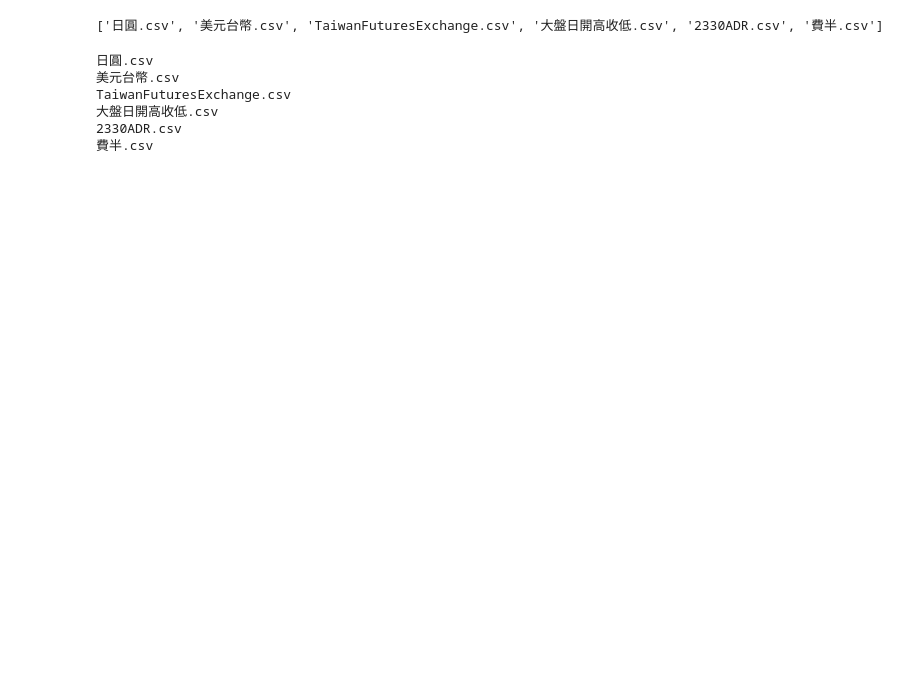
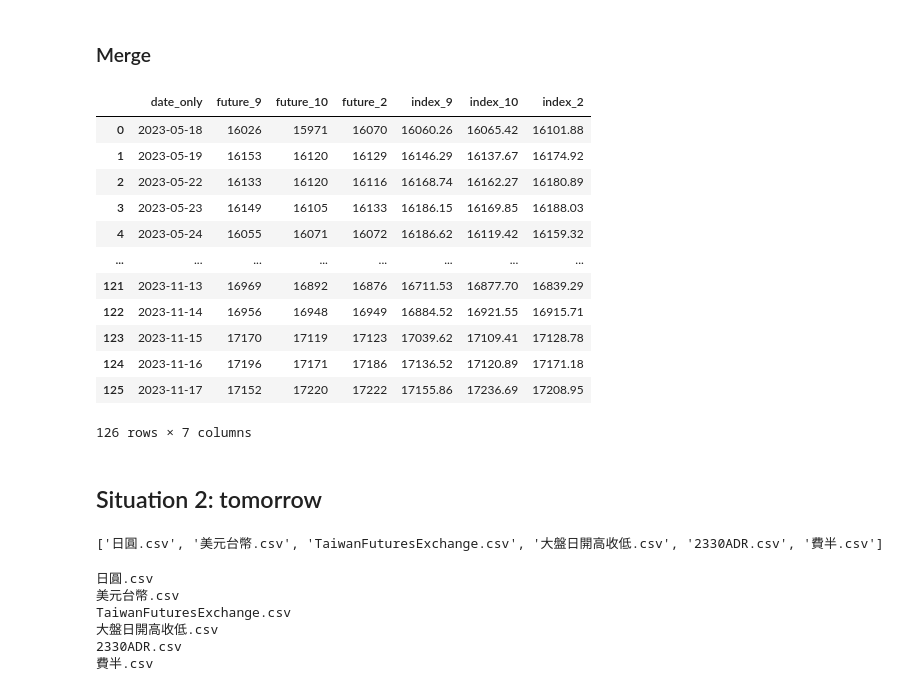
Before and after one commit to Spector3702/EasyGood-StockAI, a Jupyter notebook: data/BuildData.ipynb, the cells around one changed output. Saved outputs shown, nothing was run; the diff lists cells and outputs as text; code cells hidden in the pictures; blank space fills up the shorter version.

```diff
--- a/data/BuildData.ipynb
+++ b/data/BuildData.ipynb
@@ -0,0 +43,11 @@
+# %%
+# Extracting just the date part from the datetime
+df_filtered['date_only'] = df_filtered['date'].dt.date
+
+# Grouping by the date
+grouped = df_filtered.groupby('date_only')
+
+index_data = grouped.agg(index_9=('open', 'first'),
+                               index_10=('close', 'first'),
+                               index_2=('close', 'last')).reset_index()
+index_data
@@ -0,0 +75,3 @@
+# %%
+df_future = pd.read_csv('指數期貨.csv')
+df_future
@@ -0,0 +92,7 @@
+# %%
+df_future['date'] = df_future['date'].astype(str).str.strip("'")
+df_future['datetime'] = pd.to_datetime(df_future['date'].astype(str).str.strip("'") + ' ' + df_future['time'], format='%Y/%m/%d %H:%M')
+df_filtered = df_future[df_future['datetime'].dt.strftime('%H:%M').isin(['09:45', '13:45'])]
+
+df_filtered = df_filtered.drop(['date', 'time'], axis=1)
+df_filtered
@@ -0,0 +113,11 @@
+# %%
+# Extracting just the date part from the datetime
+df_filtered['date_only'] = df_filtered['datetime'].dt.date
+
+# Grouping by the date
+grouped = df_filtered.groupby('date_only')
+
+future_data = grouped.agg(future_9=('open', 'first'),
+                               future_10=('close', 'first'),
+                               future_2=('close', 'last')).reset_index()
+future_data
@@ -0,0 +138,19 @@
+# %% [markdown]
+### Merge
+# %%
+merged_df = pd.merge(future_data, index_data, on='date_only')
+merged_df
+# %% [output]
+|  | date_only | future_9 | future_10 | future_2 | index_9 | index_10 | index_2 |
+| 0 | 2023-05-18 | 16026 | 15971 | 16070 | 16060.26 | 16065.42 | 16101.88 |
+| 1 | 2023-05-19 | 16153 | 16120 | 16129 | 16146.29 | 16137.67 | 16174.92 |
+| 2 | 2023-05-22 | 16133 | 16120 | 16116 | 16168.74 | 16162.27 | 16180.89 |
+| 3 | 2023-05-23 | 16149 | 16105 | 16133 | 16186.15 | 16169.85 | 16188.03 |
+| 4 | 2023-05-24 | 16055 | 16071 | 16072 | 16186.62 | 16119.42 | 16159.32 |
+| ... | ... | ... | ... | ... | ... | ... | ... |
+| 121 | 2023-11-13 | 16969 | 16892 | 16876 | 16711.53 | 16877.70 | 16839.29 |
+| 122 | 2023-11-14 | 16956 | 16948 | 16949 | 16884.52 | 16921.55 | 16915.71 |
+| 123 | 2023-11-15 | 17170 | 17119 | 17123 | 17039.62 | 17109.41 | 17128.78 |
+| 124 | 2023-11-16 | 17196 | 17171 | 17186 | 17136.52 | 17120.89 | 17171.18 |
+| 125 | 2023-11-17 | 17152 | 17220 | 17222 | 17155.86 | 17236.69 | 17208.95 |
+126 rows × 7 columns
@@ -1,3 +159,5 @@
+# %% [markdown]
+## Situation 2: tomorrow
 # %%
 import pandas as pd
 # %%
```
Also changed, not shown: parts of 11 cells of this notebook.
